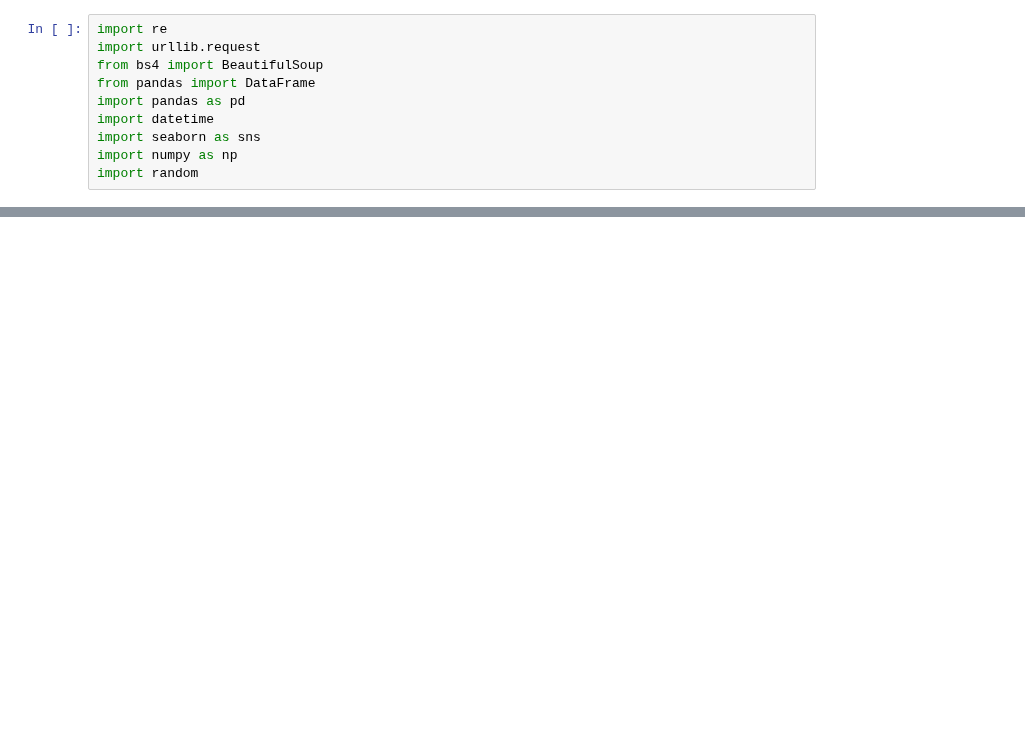
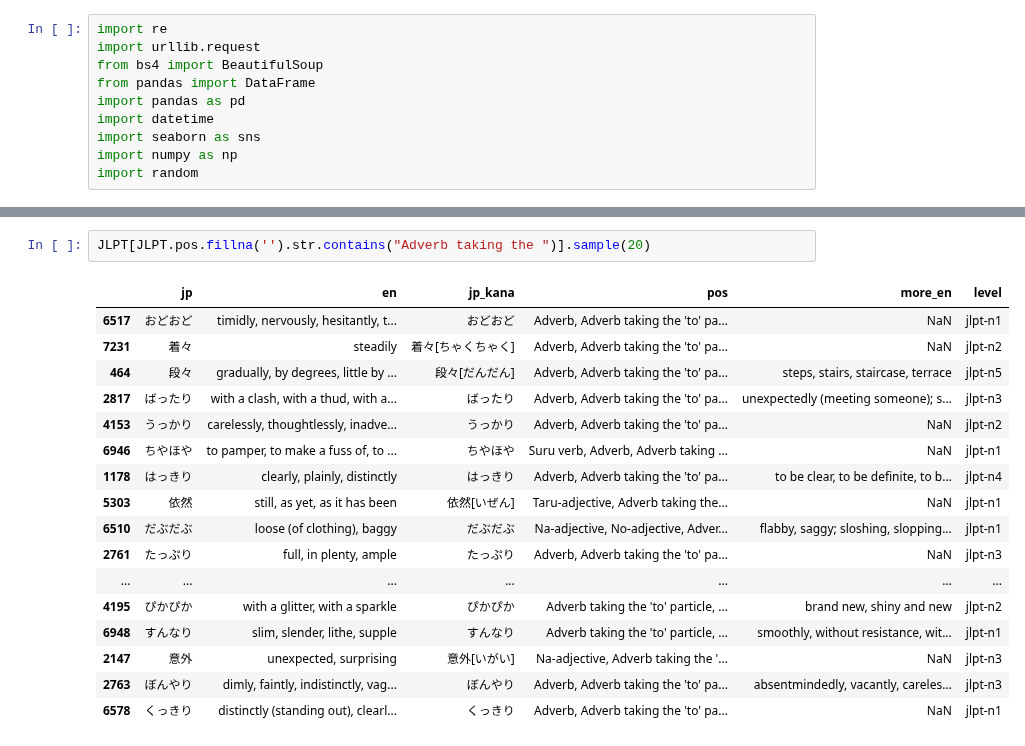
Before and after one commit to kebuhcah/experiments, a Jupyter notebook: vocab-scrape/anki-extract.ipynb, the cells around one changed output, grey strips where cells are left out. Drawn from its saved outputs; the diff is of its cells as text; blank space fills up the shorter version.

```diff
--- a/vocab-scrape/anki-extract.ipynb
+++ b/vocab-scrape/anki-extract.ipynb
@@ -58,0 +66,20 @@ JLPT[JLPT.pos.fillna('').str.contains('Suru verb')].sample(20)
+# %%
+JLPT[JLPT.pos.fillna('').str.contains("Adverb taking the ")].sample(20)
+# %% [output]
+|  | jp | en | jp_kana | pos | more_en | level |
+| 6517 | おどおど | timidly, nervously, hesitantly, t... | おどおど | Adverb, Adverb taking the 'to' pa... | NaN | jlpt-n1 |
+| 7231 | 着々 | steadily | 着々[ちゃくちゃく] | Adverb, Adverb taking the 'to' pa... | NaN | jlpt-n2 |
+| 464 | 段々 | gradually, by degrees, little by ... | 段々[だんだん] | Adverb, Adverb taking the 'to' pa... | steps, stairs, staircase, terrace | jlpt-n5 |
+| 2817 | ばったり | with a clash, with a thud, with a... | ばったり | Adverb, Adverb taking the 'to' pa... | unexpectedly (meeting someone); s... | jlpt-n3 |
+| 4153 | うっかり | carelessly, thoughtlessly, inadve... | うっかり | Adverb, Adverb taking the 'to' pa... | NaN | jlpt-n2 |
+| 6946 | ちやほや | to pamper, to make a fuss of, to ... | ちやほや | Suru verb, Adverb, Adverb taking ... | NaN | jlpt-n1 |
+| 1178 | はっきり | clearly, plainly, distinctly | はっきり | Adverb, Adverb taking the 'to' pa... | to be clear, to be definite, to b... | jlpt-n4 |
+| 5303 | 依然 | still, as yet, as it has been | 依然[いぜん] | Taru-adjective, Adverb taking the... | NaN | jlpt-n1 |
+| 6510 | だぶだぶ | loose (of clothing), baggy | だぶだぶ | Na-adjective, No-adjective, Adver... | flabby, saggy; sloshing, slopping... | jlpt-n1 |
+| 2761 | たっぷり | full, in plenty, ample | たっぷり | Adverb, Adverb taking the 'to' pa... | NaN | jlpt-n3 |
+| ... | ... | ... | ... | ... | ... | ... |
+| 4195 | ぴかぴか | with a glitter, with a sparkle | ぴかぴか | Adverb taking the 'to' particle, ... | brand new, shiny and new | jlpt-n2 |
+| 6948 | すんなり | slim, slender, lithe, supple | すんなり | Adverb taking the 'to' particle, ... | smoothly, without resistance, wit... | jlpt-n1 |
+| 2147 | 意外 | unexpected, surprising | 意外[いがい] | Na-adjective, Adverb taking the '... | NaN | jlpt-n3 |
+| 2763 | ぼんやり | dimly, faintly, indistinctly, vag... | ぼんやり | Adverb, Adverb taking the 'to' pa... | absentmindedly, vacantly, careles... | jlpt-n3 |
+| 6578 | くっきり | distinctly (standing out), clearl... | くっきり | Adverb, Adverb taking the 'to' pa... | NaN | jlpt-n1 |
```
Also changed, not shown: parts of 4 cells of this notebook.
